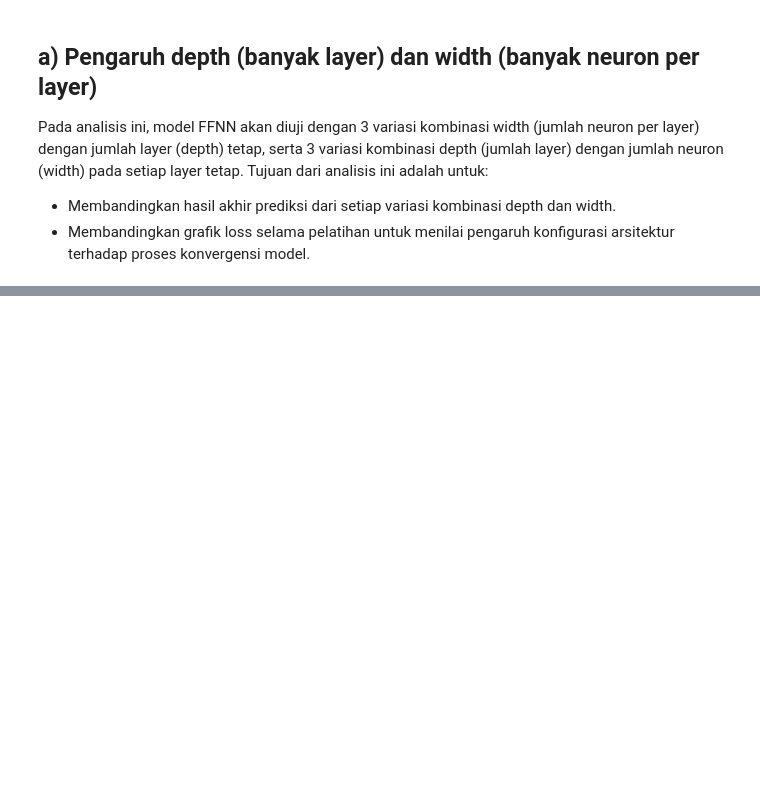
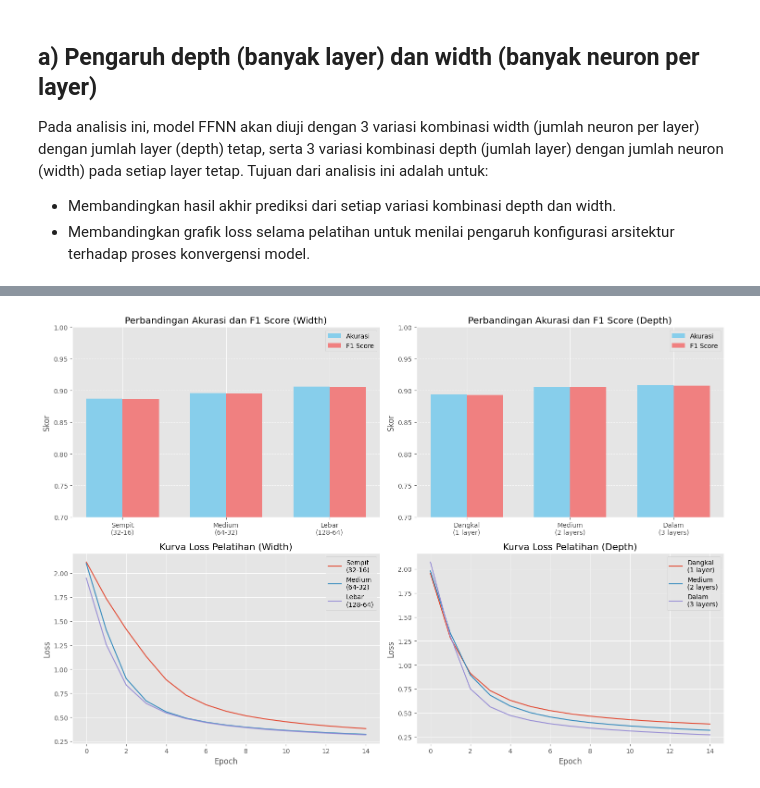
Before and after one commit to alandmprtma/IF3270_Tubes1_57, a Jupyter notebook: test_main.ipynb, the cells around one changed output, grey strips where cells are left out. Saved outputs shown, nothing was run; the diff lists cells and outputs as text; code cells hidden in the pictures; blank space fills up the shorter version.

```diff
--- a/test_main.ipynb
+++ b/test_main.ipynb
@@ -209,6 +210,11 @@ def train_and_evaluate(X_train, X_test, y_train, y_test,
         'weight_initializer': weight_initializer,
         'initializer_params': initializer_params
     }
+# %%
+def calculate_f1(y_true, y_pred):
+    y_true_classes = np.argmax(y_true, axis=1)
+    y_pred_classes = np.argmax(y_pred, axis=1)
+    return f1_score(y_true_classes, y_pred_classes, average='weighted')
 # %%
 def plot_training_history_and_accuracy(history, model, X_test, y_test):
     # Plot training dan validation loss
@@ -821,0 +519,86 @@ NameError: name 'visualize_predictions' is not defined
+# %%
+# VISUALISASI HASIL
+
+# 1. Perbandingan Akurasi dan F1 Score
+plt.figure(figsize=(15, 10))
+
+# Plot hasil width
+plt.subplot(2, 2, 1)
+width_names = ['Sempit\n(32-16)', 'Medium\n(64-32)', 'Lebar\n(128-64)']
+width_accuracies = [r['accuracy'] for r in width_results]
+width_f1_scores = [r['f1_score'] for r in width_results]
+
+x = np.arange(len(width_names))
+width = 0.35
+plt.bar(x - width/2, width_accuracies, width, label='Akurasi', color='skyblue')
+plt.bar(x + width/2, width_f1_scores, width, label='F1 Score', color='lightcoral')
+plt.title('Perbandingan Akurasi dan F1 Score (Width)')
+plt.xticks(x, width_names)
+plt.ylabel('Skor')
+plt.ylim(0.7, 1.0)  # Sesuaikan jika diperlukan
+plt.legend()
+plt.grid(axis='y', linestyle='--', alpha=0.7)
+
+# Plot hasil depth
+plt.subplot(2, 2, 2)
+depth_names = ['Dangkal\n(1 layer)', 'Medium\n(2 layers)', 'Dalam\n(3 layers)']
+depth_accuracies = [r['accuracy'] for r in depth_results]
+depth_f1_scores = [r['f1_score'] for r in depth_results]
+
+x = np.arange(len(depth_names))
+plt.bar(x - width/2, depth_accuracies, width, label='Akurasi', color='skyblue')
+plt.bar(x + width/2, depth_f1_scores, width, label='F1 Score', color='lightcoral')
+plt.title('Perbandingan Akurasi dan F1 Score (Depth)')
+plt.xticks(x, depth_names)
+plt.ylabel('Skor')
+plt.ylim(0.7, 1.0)  # Sesuaikan jika diperlukan
+plt.legend()
+plt.grid(axis='y', linestyle='--', alpha=0.7)
+
+# 2. Kurva Loss Pelatihan
+plt.subplot(2, 2, 3)
+for i, result in enumerate(width_results):
+    plt.plot(result['history']['loss'], label=width_names[i])
+plt.title('Kurva Loss Pelatihan (Width)')
+plt.xlabel('Epoch')
+plt.ylabel('Loss')
+plt.legend()
+plt.grid(True)
+
+plt.subplot(2, 2, 4)
+for i, result in enumerate(depth_results):
+    plt.plot(result['history']['loss'], label=depth_names[i])
+plt.title('Kurva Loss Pelatihan (Depth)')
+plt.xlabel('Epoch')
+plt.ylabel('Loss')
+plt.legend()
+plt.grid(True)
+
+plt.tight_layout()
+plt.show()
+
+# 3. Kurva Validation Loss
+plt.figure(figsize=(15, 6))
+
+plt.subplot(1, 2, 1)
+for i, result in enumerate(width_results):
+    plt.plot(result['history']['val_loss'], label=width_names[i])
+plt.title('Kurva Validation Loss (Width)')
+plt.xlabel('Epoch')
+plt.ylabel('Validation Loss')
+plt.legend()
+plt.grid(True)
+
+plt.subplot(1, 2, 2)
+for i, result in enumerate(depth_results):
+    plt.plot(result['history']['val_loss'], label=depth_names[i])
+plt.title('Kurva Validation Loss (Depth)')
+plt.xlabel('Epoch')
+plt.ylabel('Validation Loss')
+plt.legend()
+plt.grid(True)
+
+plt.tight_layout()
+plt.show()
+# %% [output]
+[figure, added]
```
Also changed, not shown: parts of 62 cells of this notebook.
